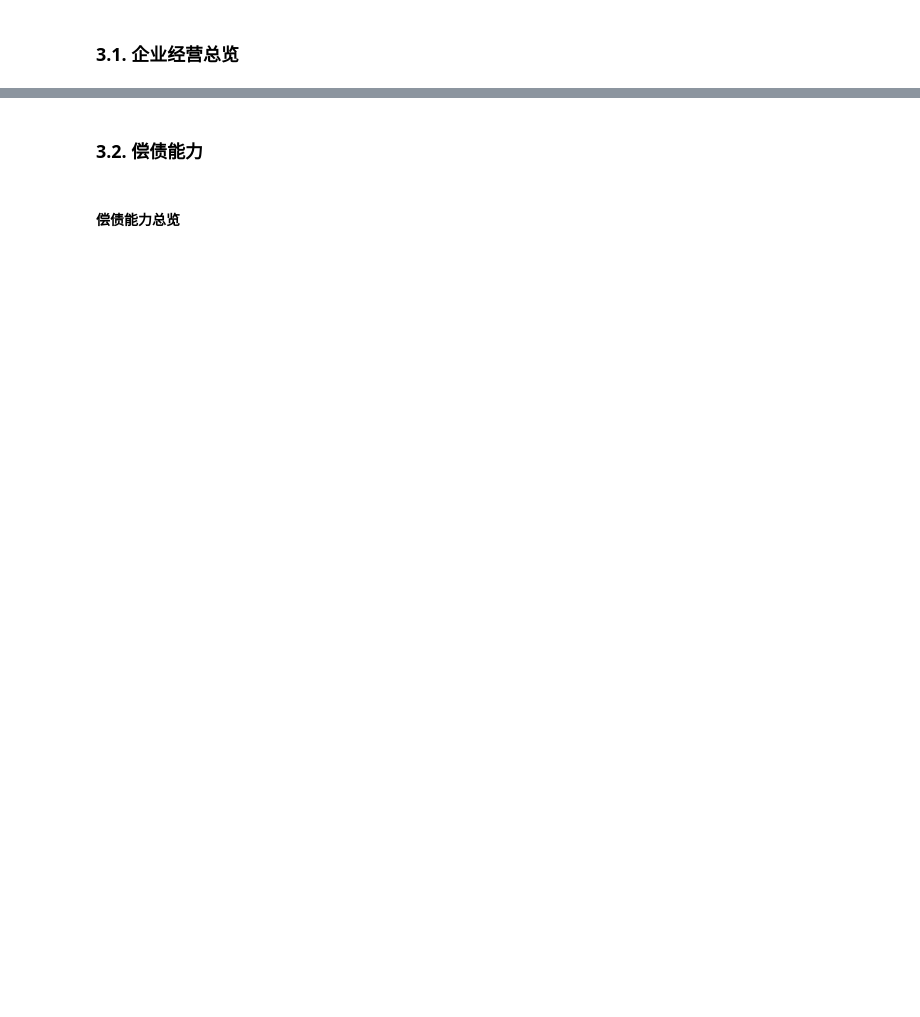
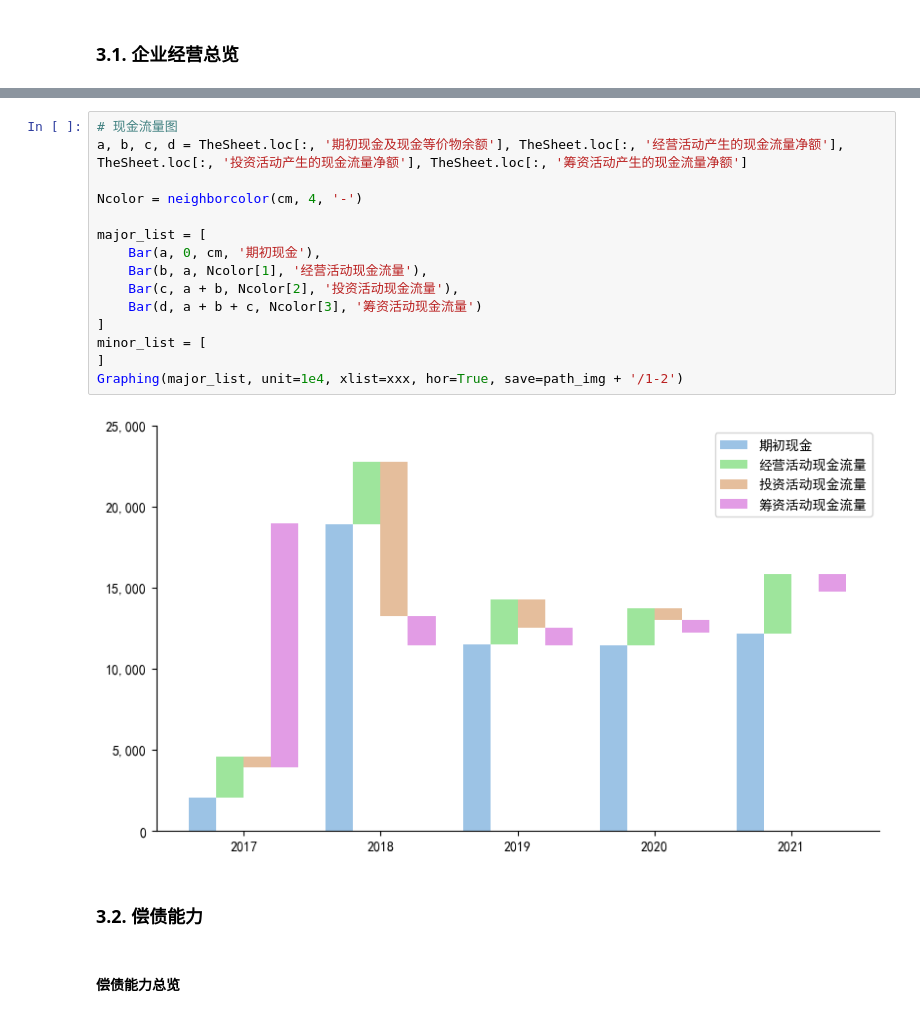
Before and after one commit to farcloudy/sheet, a Jupyter notebook: AutoGraphing.ipynb, the cells around one changed output, grey strips where cells are left out. Drawn from its saved outputs; the diff is of its cells as text; blank space fills up the shorter version.

```diff
--- a/AutoGraphing.ipynb
+++ b/AutoGraphing.ipynb
@@ -207,3 +271,20 @@ fig.savefig(path_img + '/1-2')
+# %%
+# 现金流量图
+a, b, c, d = TheSheet.loc[:, '期初现金及现金等价物余额'], TheSheet.loc[:, '经营活动产生的现金流量净额'], TheSheet.loc[:, '投资活动产生的现金流量净额'], TheSheet.loc[:, '筹资活动产生的现金流量净额']
+
+Ncolor = neighborcolor(cm, 4, '-')
+
+major_list = [
+    Bar(a, 0, cm, '期初现金'),
+    Bar(b, a, Ncolor[1], '经营活动现金流量'),
+    Bar(c, a + b, Ncolor[2], '投资活动现金流量'),
+    Bar(d, a + b + c, Ncolor[3], '筹资活动现金流量')
+]
+minor_list = [
+]
+Graphing(major_list, unit=1e4, xlist=xxx, hor=True, save=path_img + '/1-2')
+# %% [output]
+[figure, added]
 # %% [markdown]
 ### 3.2.    偿债能力
 # %% [markdown]
```
Also changed, not shown: parts of 24 cells of this notebook.
